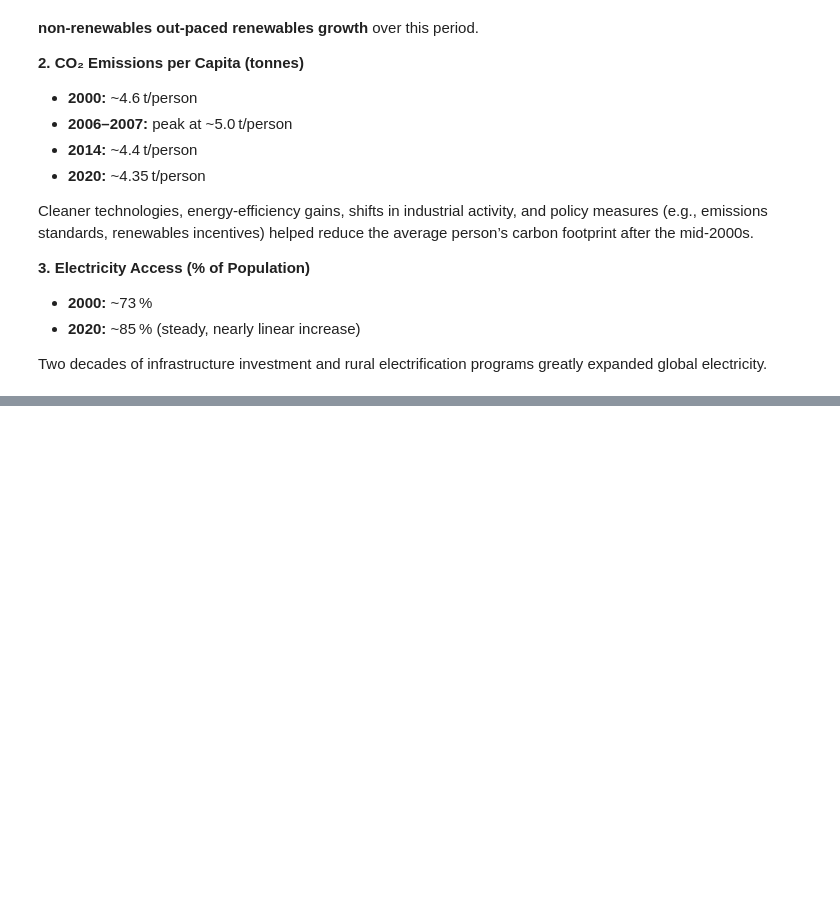
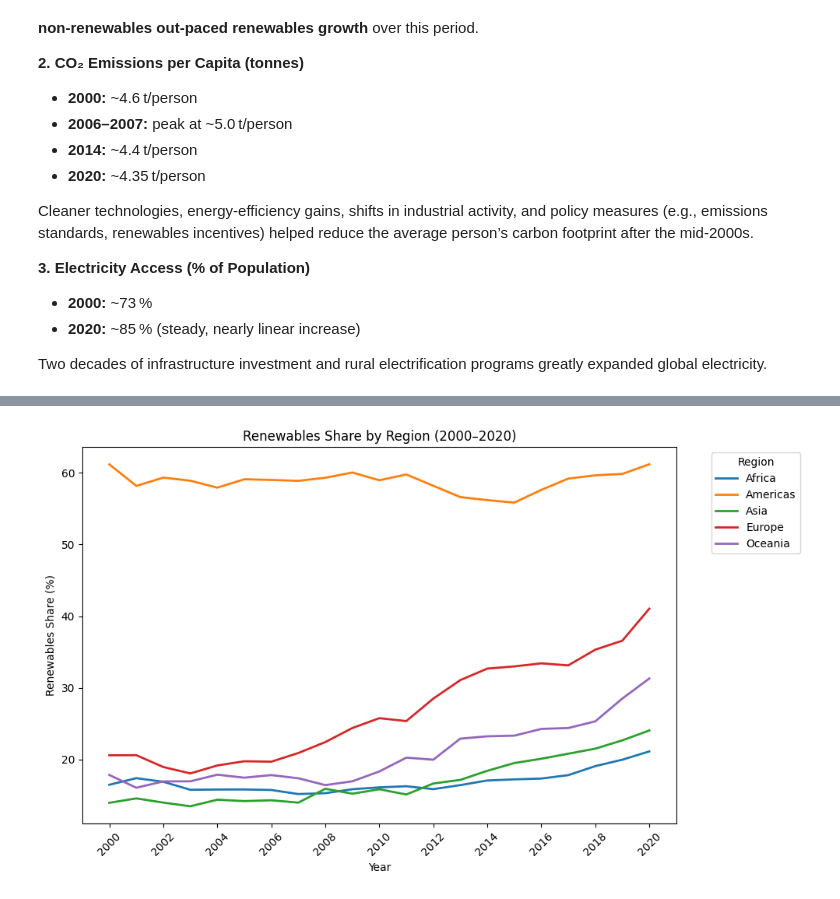
Before and after one commit to SelinaFischer/climate_tipping_points, a Jupyter notebook: jupyter_notebooks/2. eda process.ipynb, the cells around one changed output, grey strips where cells are left out. Cells and saved outputs as stored; diff of their text form; code cells hidden in the pictures; blank space fills up the shorter version.

```diff
--- a/jupyter_notebooks/2. eda process.ipynb
+++ b/jupyter_notebooks/2. eda process.ipynb
@@ -495,0 +530,35 @@ Two decades of infrastructure investment and rural electrification programs grea
+# %%
+# Analyse Renewals Share at Region level
+import pandas as pd
+import matplotlib.pyplot as plt
+
+# Load dataset
+df = pd.read_csv('../data/cleaned/enhanced_energy_features.csv')
+
+# Filter out missing regions
+df_reg = df[df['region_miss'] == 0]
+
+# Aggregate by region and year
+region_agg = df_reg.groupby(['region', 'year']).agg({
+    'fossil_elec_twh': 'sum',
+    'nuclear_elec_twh': 'sum',
+    'renew_elec_twh': 'sum'
+}).reset_index()
+region_agg['total'] = region_agg[['fossil_elec_twh', 'nuclear_elec_twh', 'renew_elec_twh']].sum(axis=1)
+region_agg['renew_pct'] = region_agg['renew_elec_twh'] / region_agg['total'] * 100
+
+# Plot renewables share over time for each region
+plt.figure(figsize=(10, 6))
+colors = plt.get_cmap('tab10').colors  # Qualitative colormap
+for idx, region in enumerate(region_agg['region'].unique()):
+    subset = region_agg[region_agg['region'] == region]
+    plt.plot(subset['year'], subset['renew_pct'], label=region, color=colors[idx % len(colors)], linewidth=2)
+plt.xlabel('Year')
+plt.ylabel('Renewables Share (%)')
+plt.title('Renewables Share by Region (2000–2020)')
+plt.legend(title='Region', bbox_to_anchor=(1.05, 1), loc='upper left')
+plt.xticks(range(2000, 2021, 2), rotation=45)
+plt.tight_layout()
+plt.show()
+# %% [output]
+[figure, added]
```
Also changed, not shown: parts of 2 cells of this notebook.
